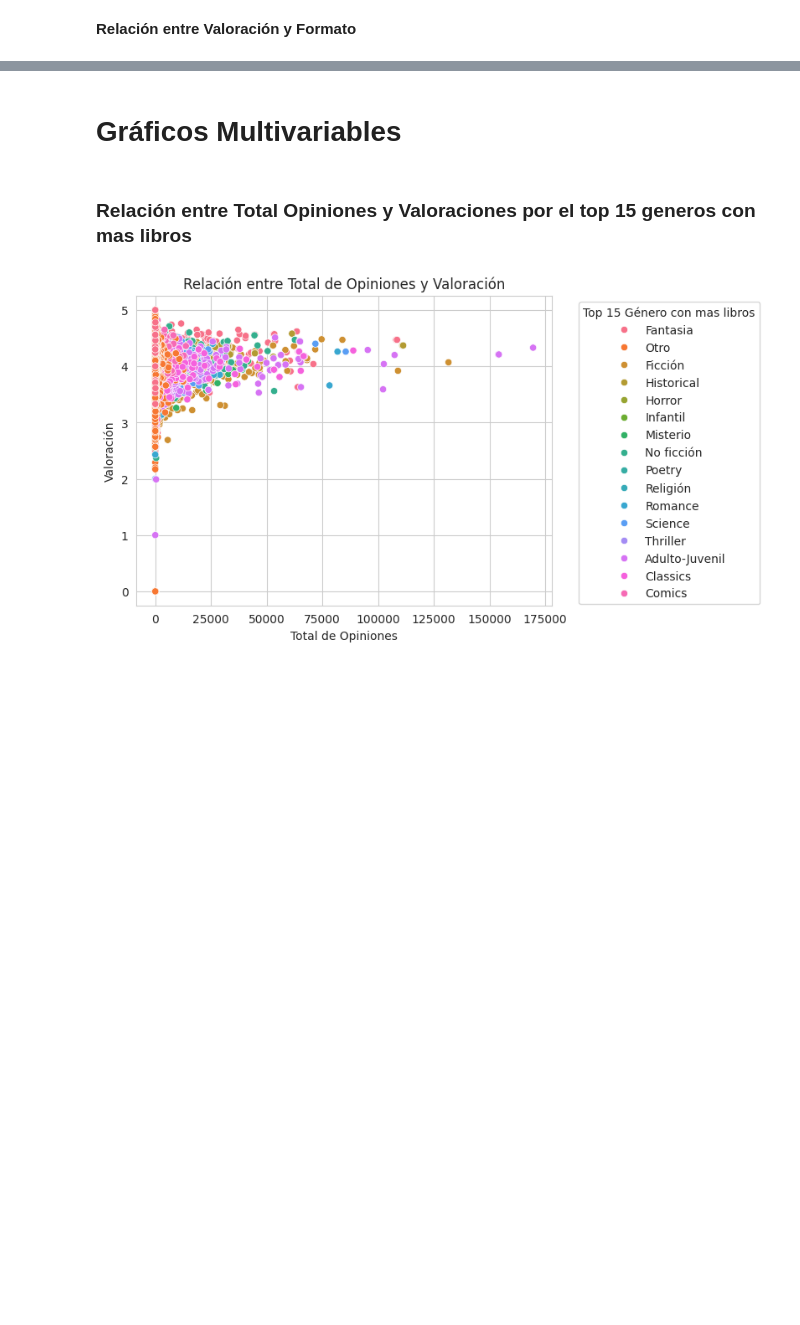
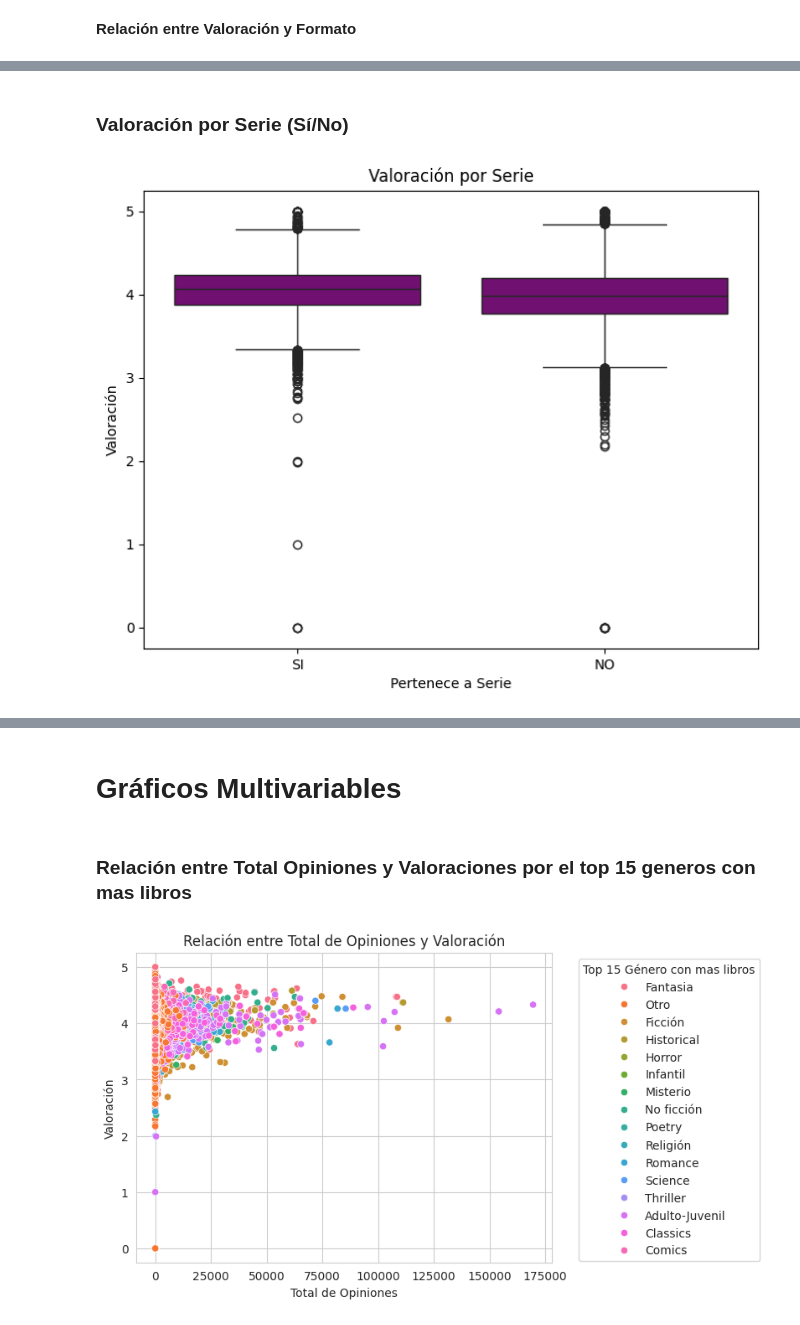
Before and after one commit to SKARLETTAPARICIO/dataset, a Jupyter notebook: Proyecto_DS_ParteIII_Aparicio_Skarlett_(Entrega_final).ipynb, the cells around one changed output, grey strips where cells are left out. Saved outputs shown, nothing was run; the diff lists cells and outputs as text; code cells hidden in the pictures; blank space fills up the shorter version.

```diff
--- a/Proyecto_DS_ParteIII_Aparicio_Skarlett_(Entrega_final).ipynb
+++ b/Proyecto_DS_ParteIII_Aparicio_Skarlett_(Entrega_final).ipynb
@@ -813,0 +853,13 @@ plt.show()
+# %% [markdown]
+### **Valoración por Serie (Sí/No)**
+# %%
+custom_palette = sns.color_palette("husl")
+sns.set_palette(custom_palette)
+plt.figure(figsize=(8,6))
+sns.boxplot(x='Serie', y='Valoración', data=df_copy, color='purple')
+plt.title('Valoración por Serie')
+plt.xlabel('Pertenece a Serie')
+plt.ylabel('Valoración')
+plt.show()
+# %% [output]
+[figure, added]
```
Also changed, not shown: parts of 40 cells of this notebook.
